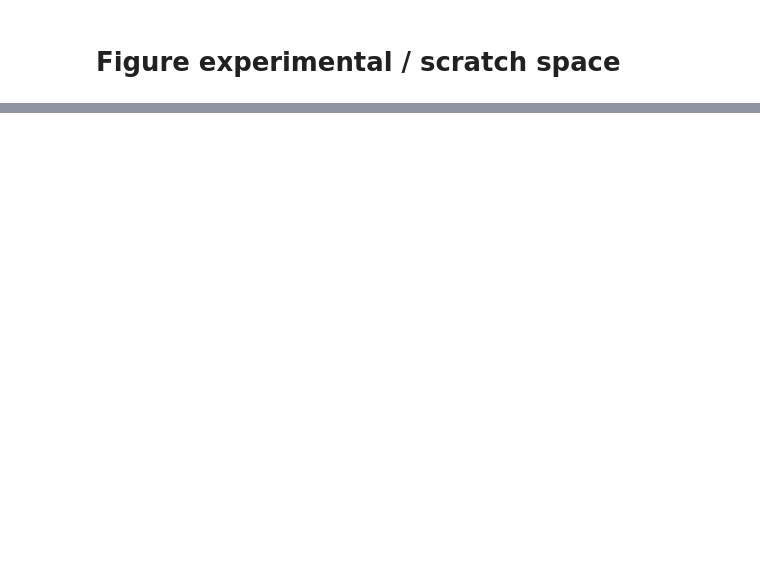
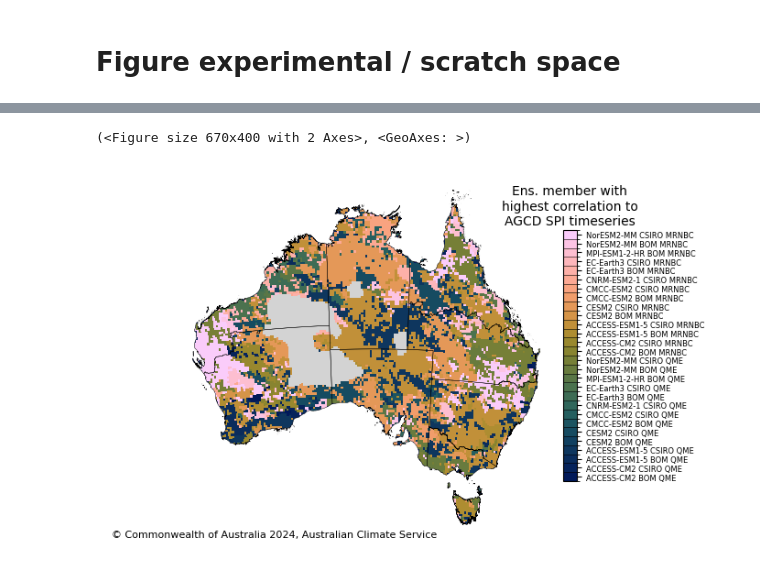
Before and after one commit to AusClimateService/hazards-drought, a Jupyter notebook: spi/scratch_spi.ipynb, the cells around one changed output, grey strips where cells are left out. Saved outputs shown, nothing was run; the diff lists cells and outputs as text; code cells hidden in the pictures; blank space fills up the shorter version.

```diff
--- a/spi/scratch_spi.ipynb
+++ b/spi/scratch_spi.ipynb
@@ -32,0 +58,2 @@ files.extend(sorted(glob.glob("/g/data/ia39/ncra/drought_aridity/spi/downscaled_
+# %%
+ens = [file.split('_')[6]+'_'+file.split('_')[-4]+'_'+file.split('_')[3].split('/')[1].split('-')[0] for file in ACS_BOM_CCAM_files]
@@ -32,0 +179,20 @@ files.extend(sorted(glob.glob("/g/data/ia39/ncra/drought_aridity/spi/downscaled_
+# %%
+%%time
+plot_acs_hazard(data = (best_corr),
+                        regions = regions_dict['ncra_regions'],
+                        cbar_label = "Ens. member with\nhighest correlation to\nAGCD SPI timeseries",
+                        cmap = cmap_dict['ipcc_misc_seq_3'],
+                        cbar_extend = "max",
+                        ticks=np.arange(0, 27.1, 1),
+                        tick_labels=[string.replace('_', ' ') for string in ens],
+                        title = " ",
+                        # dataset_name = "BARPA-R/CCAM downscaled \nNon bias-corrected \n(/g/data/ia39)." if BC_SWITCH == False else f"BARPA-R/CCAM downscaled \nAGCD-{BC_TYPE} bias-corrected \n(/g/data/ia39).",
+                        # date_range = f"MME {str(int(percentile*100))}th percentile, GWL{str(GWL)}",
+                        contourf = False,
+                        agcd_mask=AGCD_MASK_SWITCH,
+                        contour = False,
+                        watermark= None,
+                        issued_date="",
+                        # outfile = f"/g/data/ia39/ncra/drought_aridity/spi/downscaled_notBC_5km/figures/SPI3_pct_time_below_-1_GWL{str(GWL)}_percentile_{str(int(percentile*100))}.png" if BC_SWITCH == False else f"/g/data/ia39/ncra/drought_aridity/spi/downscaled_BC_5km/{BC_TYPE}/figures/SPI3_pct_time_below_-1_GWL{str(GWL)}_ACS-QME-AGCD-1960-2022_percentile_{str(int(percentile*100))}_{'masked' if AGCD_MASK_SWITCH == True else ''}.png"
+                    )
+# %% [output]
@@ -33,3 +201,5 @@ files.extend(sorted(glob.glob("/g/data/ia39/ncra/drought_aridity/spi/downscaled_
+(<Figure size 670x400 with 2 Axes>, <GeoAxes: >)
+[figure, added]
 # %%
 %%time
 plot_dict={}
```
Also changed, not shown: parts of 28 cells of this notebook, 3 other files.
